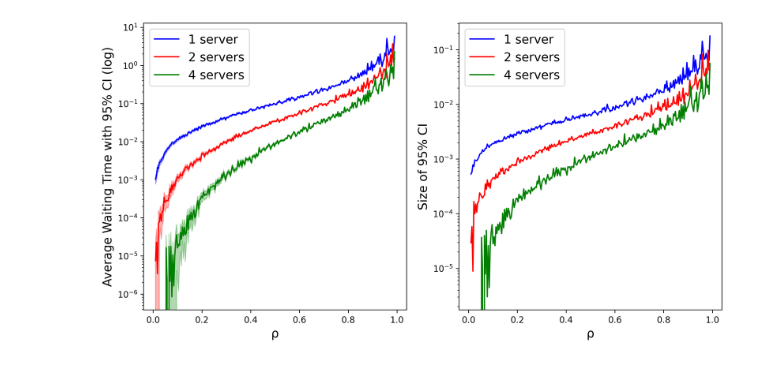
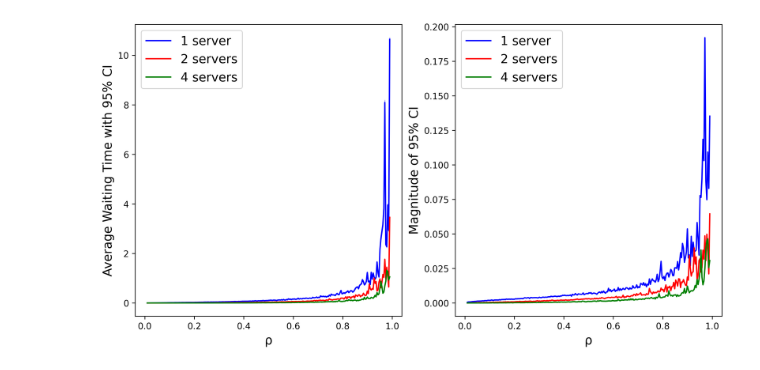
Before and after one commit to 3mmdrew/stochastic_assignment2, a Jupyter notebook: Notebook Assignment 2.ipynb, the cells around one changed output. Drawn from its saved outputs; the diff is of its cells as text; code cells hidden in the pictures.

```diff
--- a/Notebook Assignment 2.ipynb
+++ b/Notebook Assignment 2.ipynb
@@ -87,38 +87,37 @@ colors = ['b', 'r', 'g']
 labels = ['1 server', '2 servers', '4 servers']
 
 # Run simulation for 1, 2 and 4 servers and plot the corresponding average waiting times and size of confidence intervals to evaluate how the number of measurements required to attain a certain statistical significance depend on ρ
 fig, (ax1, ax2) = plt.subplots(1, 2, dpi = 300, figsize = (12, 6))
 
 for i, servers in enumerate([1, 2, 4]):
     times = []
     ci_low = []
     ci_high = []
     diff = []
 
     for rho in rhos:
         avg_waiting_time, measurements, std, confidence_interval = simulation(rho, mu, servers, jobs)
         times.append(avg_waiting_time)
         ci_low.append(confidence_interval[0])
         ci_high.append(confidence_interval[1])
         diff.append(confidence_interval[1] - confidence_interval[0])
 
     ax1.plot(rhos, times, color = colors[i], label = labels[i])
     ax1.fill_between(rhos, ci_low, ci_high, color = colors[i], alpha = 0.3)
 
     ax2.plot(rhos, diff, color = colors[i], label = labels[i])
 
 ax1.set_xlabel('ρ', fontsize = 14)
-ax1.set_ylabel('Average Waiting Time with 95% CI (log)', fontsize = 14)
-ax1.set_yscale('log')
+ax1.set_ylabel('Average Waiting Time with 95% CI', fontsize = 14)
 ax1.legend(fontsize = 14)
 ax2.set_xlabel('ρ', fontsize = 14)
-ax2.set_ylabel('Size of 95% CI', fontsize = 14)
-ax2.set_yscale('log')
+ax2.set_ylabel('Magnitude of 95% CI', fontsize = 14)
 ax2.legend(fontsize = 14)
+
 plt.savefig('./figures/figure1.png')
 plt.show()
 # %% [output]
-[figure, old version]
+[figure, new version]
 # %%
 def queue_function_sjf(env, mu, waiting_times, res, completed_jobs): # Simulation for one single job
 
```
Also changed, not shown: parts of 3 cells of this notebook, 4 other files.
